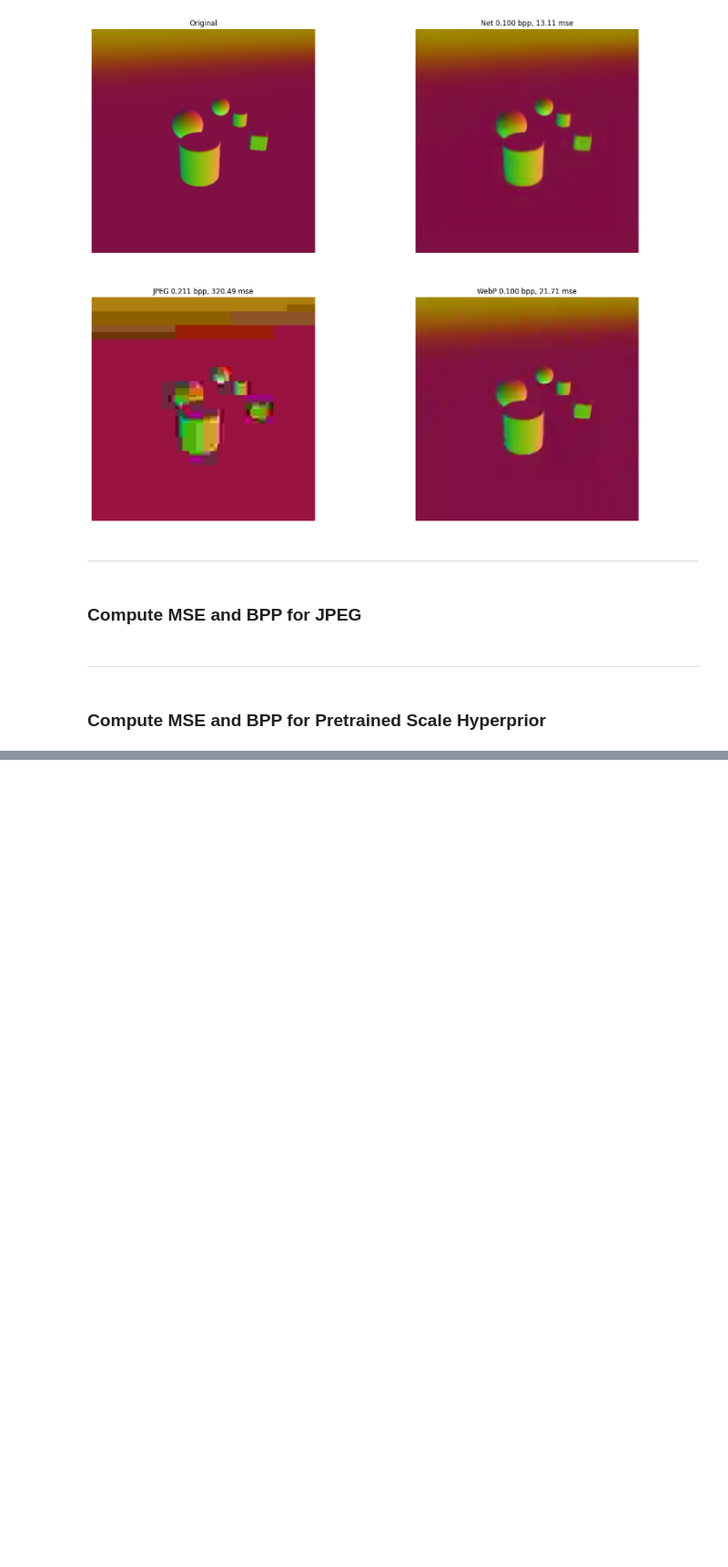
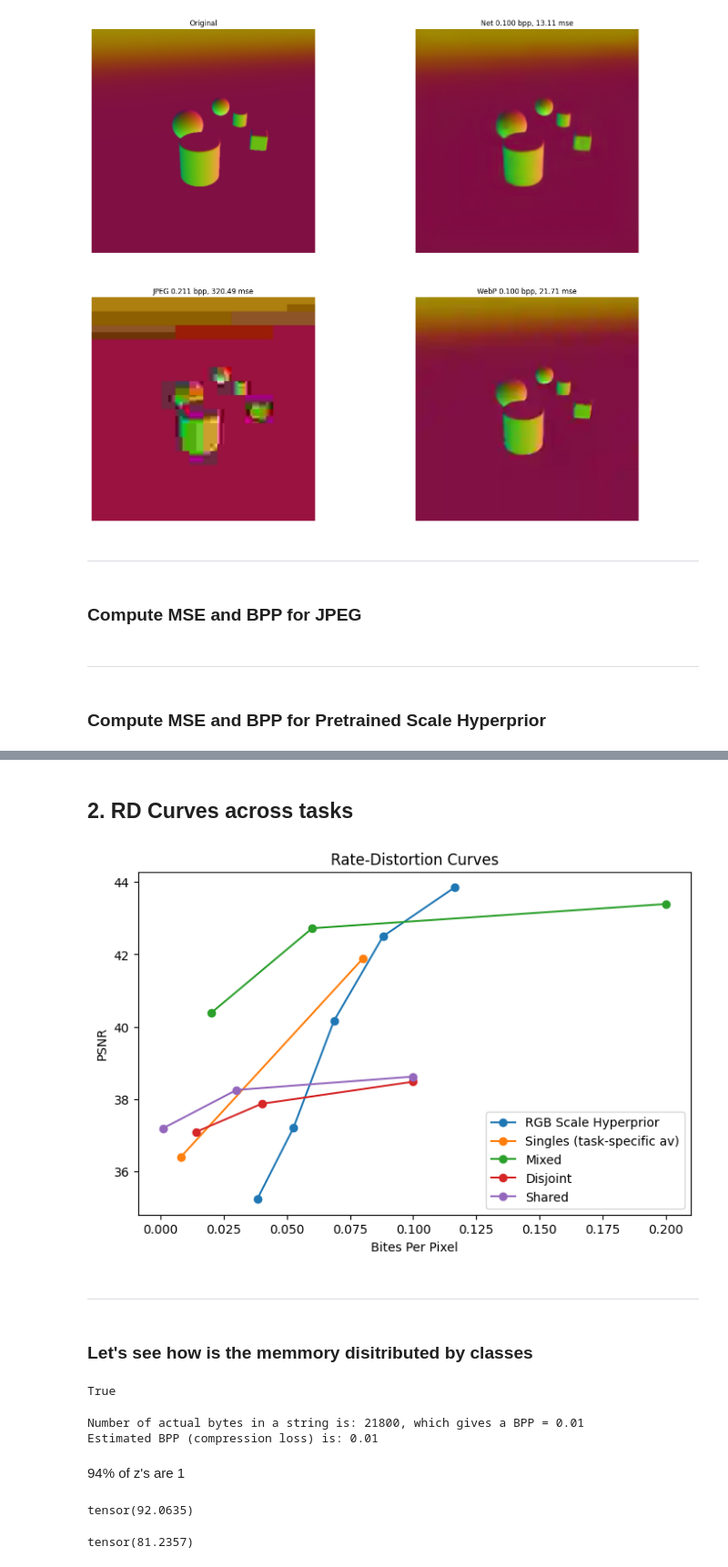
Before and after one commit to narekvslife/multi-modal-neural-compression, a Jupyter notebook: src/plots.ipynb, the cells around one changed output, grey strips where cells are left out. Shown at 91% size. Drawn from its saved outputs; the diff is of its cells as text; code cells hidden in the pictures; blank space fills up the shorter version.

```diff
--- a/src/plots.ipynb
+++ b/src/plots.ipynb
@@ -301,0 +286,49 @@ plt.show()
+# %% [markdown]
+## 2. RD Curves across tasks
+# %%
+# {name: (bpps, dists),
+#         ...
+# }
+
+model_values = {
+                "RGB Scale Hyperprior":       (pretr_ans["rgb"][0], pretr_ans["rgb"][1]),
+
+                "Singles (task-specific av)":    ([0.08, 0.008],
+                                                  np.array([4.25, 15]) / 256 / 256),
+
+                "Mixed":                      ([0.2, 0.06, 0.02],
+                                               np.array([3, 3.5, 6]) / 256 / 256),  # ???__3__???
+
+                "Disjoint":                 ([0.1, 0.04, 0.014],
+                                               np.array([9.3, 10.7, 12.8]) / 256 / 256),  # ???__3__???
+
+                "Shared":                   ([0.1, 0.03, 0.001],
+                                             np.array([9, 9.8, 12.5]) / 256 / 256),
+#                 "JPEG":                       (jpeg_ans["rgb"][0], jpeg_ans["rgb"][1]),
+
+               }
+
+plot_rate_distortion_curves(model_values)
+# %% [output]
+[figure, added]
+# %% [markdown]
+---
+# %% [markdown]
+### Let's see how is the memmory disitributed by classes
+# %%
+ckpt_params = torch.load("../model-3-0001.ckpt", map_location="cpu")
+
+# model_type = models.MultiTaskMixedLatentCompressor
+# model_type = models.MultiTaskSharedLatentCompressor
+model_type = models.MultiTaskDisjointLatentCompressor
+
+compressor = model_type(**ckpt_params["hyper_parameters"]).eval()
+compressor.load_state_dict(ckpt_params["state_dict"])
+compressor.update_bottleneck_values()
+# %% [output]
+True
+# %%
+compressed_data, bytes, likelihoods = compressor.compress(batch, print_info=True)
+# %% [output]
+Number of actual bytes in a string is: 21800, which gives a BPP = 0.01
+Estimated BPP (compression loss) is: 0.01
@@ -301,0 +342,10 @@ plt.show()
+# %% [markdown]
+94% of z's are 1
+# %%
+(z_likelihoods > 0.99).sum()/torch.prod(torch.tensor(z_likelihoods.shape)) * 100
+# %% [output]
+tensor(92.0635)
+# %%
+(y_likelihoods > 0.99).sum()/torch.prod(torch.tensor(y_likelihoods.shape)) * 100
+# %% [output]
+tensor(81.2357)
```
Also changed, not shown: parts of 20 cells of this notebook, 1 other file.
